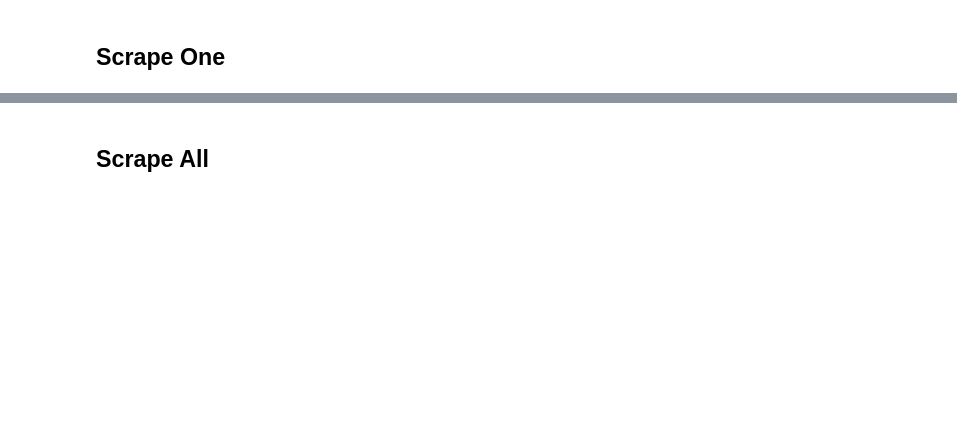
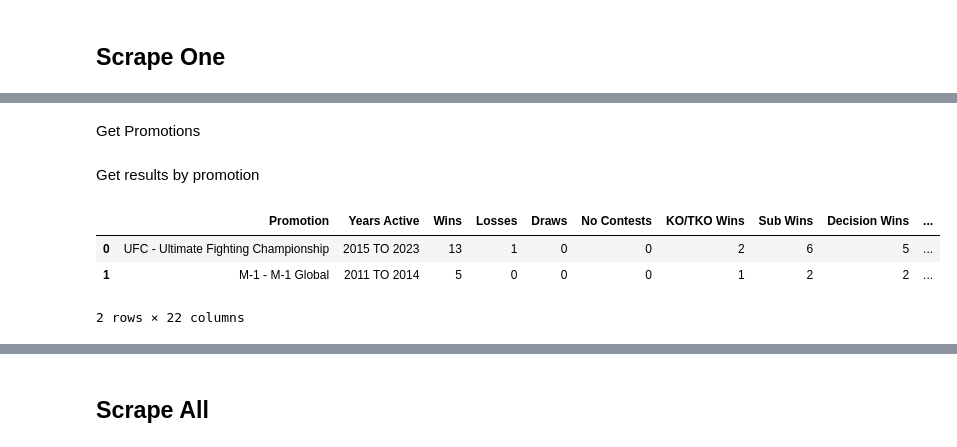
Before and after one commit to tmcroyce/UFC_Prediction_V2.1, a Jupyter notebook: V2_Newer_Notebooks/Scraping Tapology.ipynb, the cells around one changed output, grey strips where cells are left out. Drawn from its saved outputs; the diff is of its cells as text; code cells hidden in the pictures; blank space fills up the shorter version.

```diff
--- a/V2_Newer_Notebooks/Scraping Tapology.ipynb
+++ b/V2_Newer_Notebooks/Scraping Tapology.ipynb
@@ -233,6 +107,0 @@ df[df['whole_name'].str.contains('volkanovski')]
-# %%
-url = 'https://www.tapology.com/fightcenter/fighters/41705-alex-volkanski'
-
-# get page with selenium
-driver = webdriver.Chrome('/Users/travisroyce/Library/CloudStorage/OneDrive-Personal/Data Science/Personal_Projects/Sports/UFC_Prediction_V2/chromedriver')
-driver.get(url)
@@ -308,13 +163,0 @@ fighter_record_stats_text
-# %%
-# get mma record by promotion using ul class = 'fighterPromotions'
-fighter_promotions = soup.find_all('section', {'class': 'fighterPromotions'})
-fighter_promotions_text = fighter_promotions[0].text
-# split on \n
-fighter_promotions_text = fighter_promotions_text.split('\n')
-# remove empty strings
-fighter_promotions_text = list(filter(None, fighter_promotions_text))
-fighter_promotions_text
-# get all img ALT tags within fighter_promotions
-fighter_promotions_img_alt = fighter_promotions[0].find_all('img', alt=True)
-fighter_promotions_img_alt = [x['alt'] for x in fighter_promotions_img_alt]
-fighter_promotions_img_alt
@@ -350,0 +240,4 @@ fighter_fight_results_li = fighter_fight_results[0].find_all('li')
+# %% [markdown]
+Get Promotions
+# %% [markdown]
+Get results by promotion
@@ -350,0 +316,7 @@ fighter_fight_results_li = fighter_fight_results[0].find_all('li')
+# %%
+get_promotion_results('https://www.tapology.com/fightcenter/fighters/40148-islam-makhachev')
+# %% [output]
+|  | Promotion | Years Active | Wins | Losses | Draws | No Contests | KO/TKO Wins | Sub Wins | Decision Wins | ... |
+| 0 | UFC - Ultimate Fighting Championship | 2015 TO 2023 | 13 | 1 | 0 | 0 | 2 | 6 | 5 | ... |
+| 1 | M-1 - M-1 Global | 2011 TO 2014 | 5 | 0 | 0 | 0 | 1 | 2 | 2 | ... |
+2 rows × 22 columns
```
Also changed, not shown: parts of 25 cells of this notebook.
